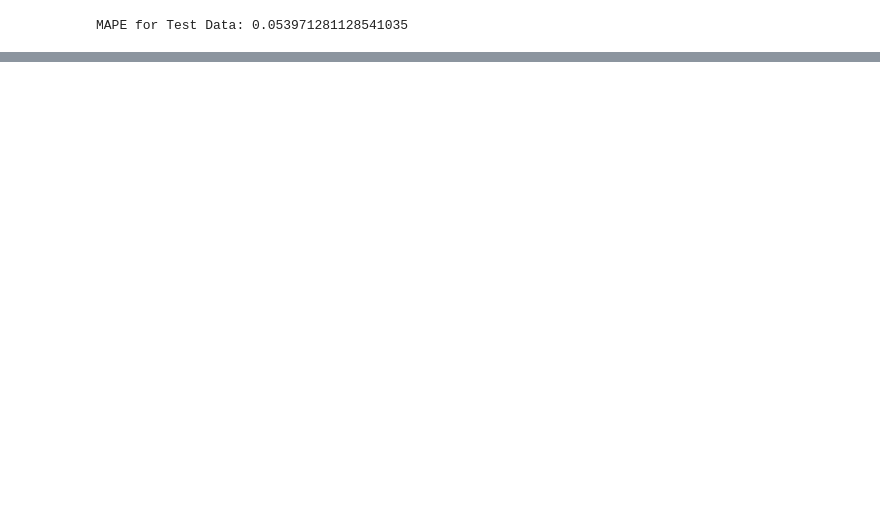
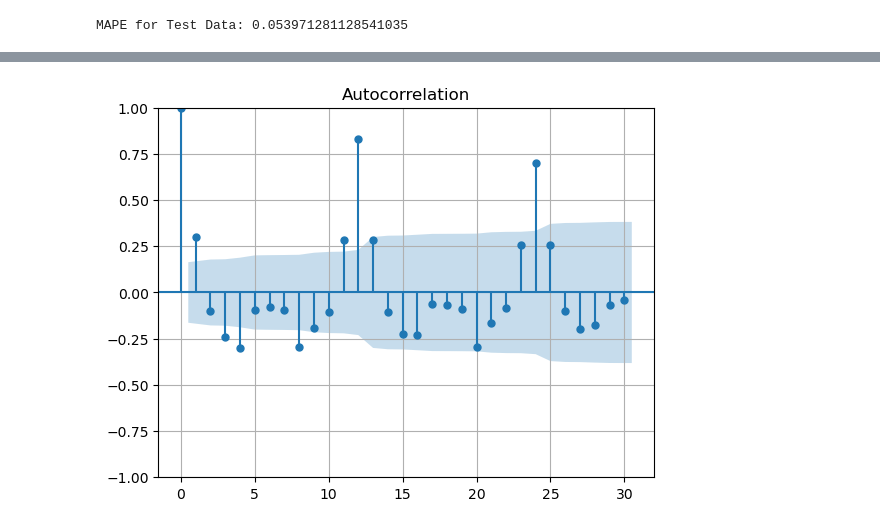
Before and after one commit to tejasonawane01-dev/first-repo, a Jupyter notebook: SC/Time Series Analysis/Practical 1/practical 1.ipynb, the cells around one changed output, grey strips where cells are left out. Cells and saved outputs as stored; diff of their text form; code cells hidden in the pictures; blank space fills up the shorter version.

```diff
--- a/SC/Time Series Analysis/Practical 1/practical 1.ipynb
+++ b/SC/Time Series Analysis/Practical 1/practical 1.ipynb
@@ -237,0 +308,11 @@ MAPE for Test Data: 0.053971281128541035
+# %%
+from statsmodels.tsa.stattools import acf, pacf
+from statsmodels.graphics.tsaplots import plot_acf, plot_pacf
+
+plt.Figure(figsize=(20,5))
+plt.grid()
+
+plot_acf(diff, ax = plt.gca(), lags = 30)
+plt.show()
+# %% [output]
+[figure, added]
```
Also changed, not shown: parts of 9 cells of this notebook.
